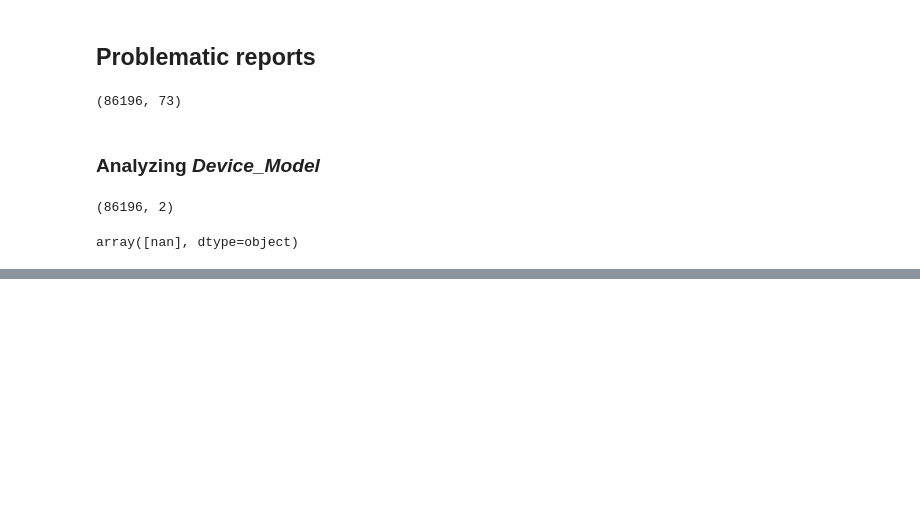
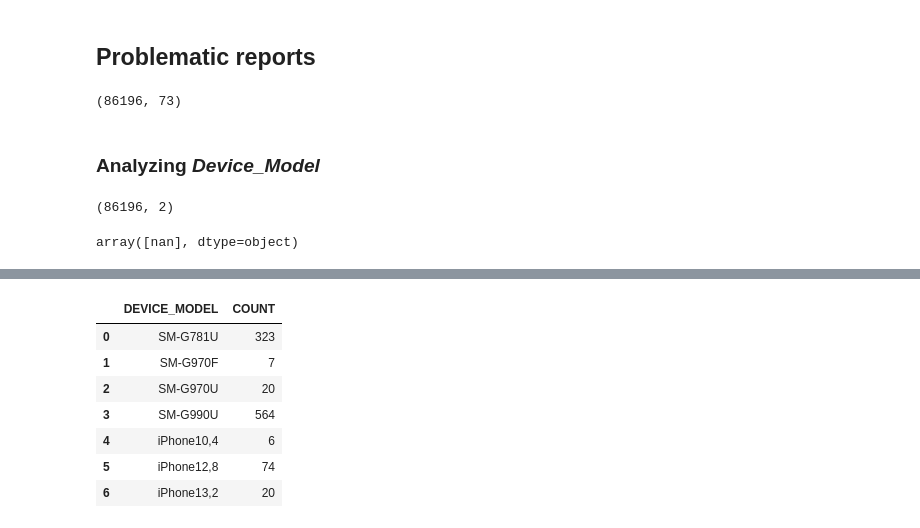
Before and after one commit to dell-splab/lightning-analysis, a Jupyter notebook: 3.7 Are accesses being made through mobile devices.ipynb, the cells around one changed output, grey strips where cells are left out. Saved outputs shown, nothing was run; the diff lists cells and outputs as text; code cells hidden in the pictures; blank space fills up the shorter version.

```diff
--- a/3.7 Are accesses being made through mobile devices.ipynb
+++ b/3.7 Are accesses being made through mobile devices.ipynb
@@ -98,0 +146,11 @@ array([nan], dtype=object)
+# %%
+lightning_performance_simplified_group
+# %% [output]
+|  | DEVICE_MODEL | COUNT |
+| 0 | SM-G781U | 323 |
+| 1 | SM-G970F | 7 |
+| 2 | SM-G970U | 20 |
+| 3 | SM-G990U | 564 |
+| 4 | iPhone10,4 | 6 |
+| 5 | iPhone12,8 | 74 |
+| 6 | iPhone13,2 | 20 |
```
Also changed, not shown: parts of 15 cells of this notebook.
